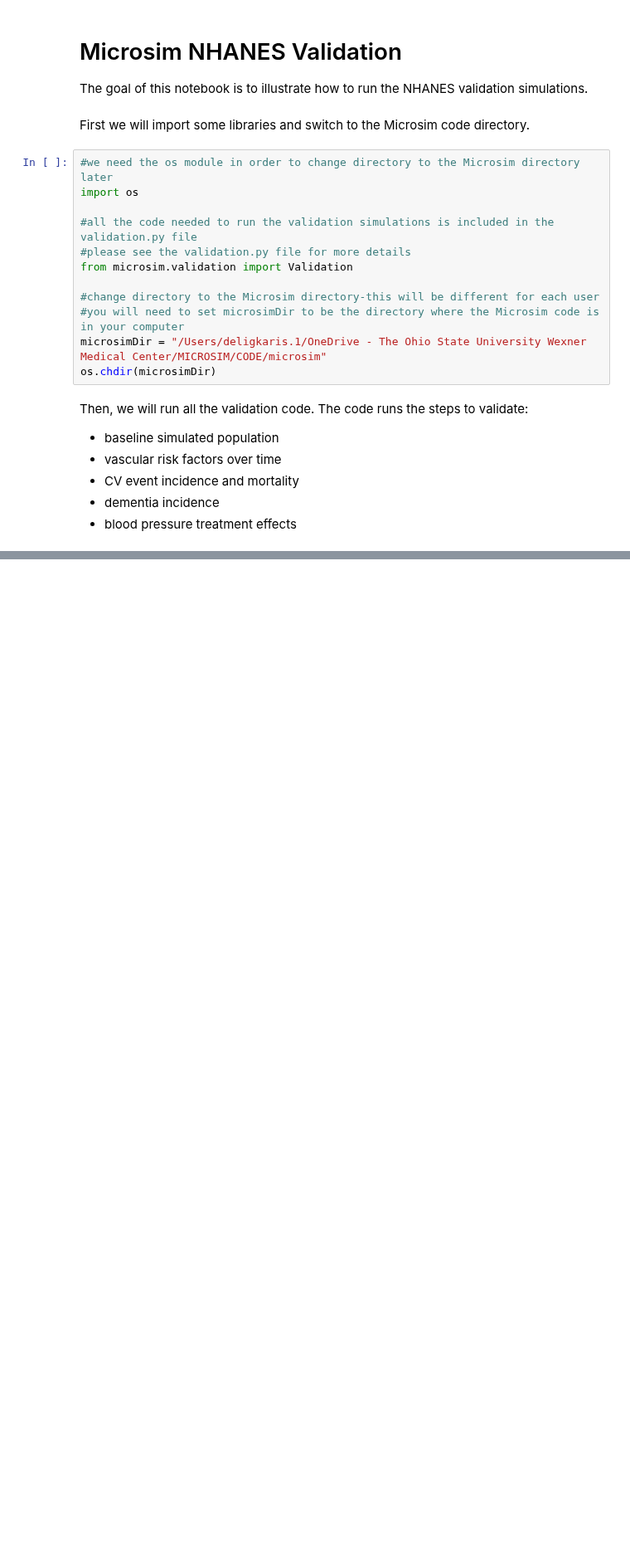
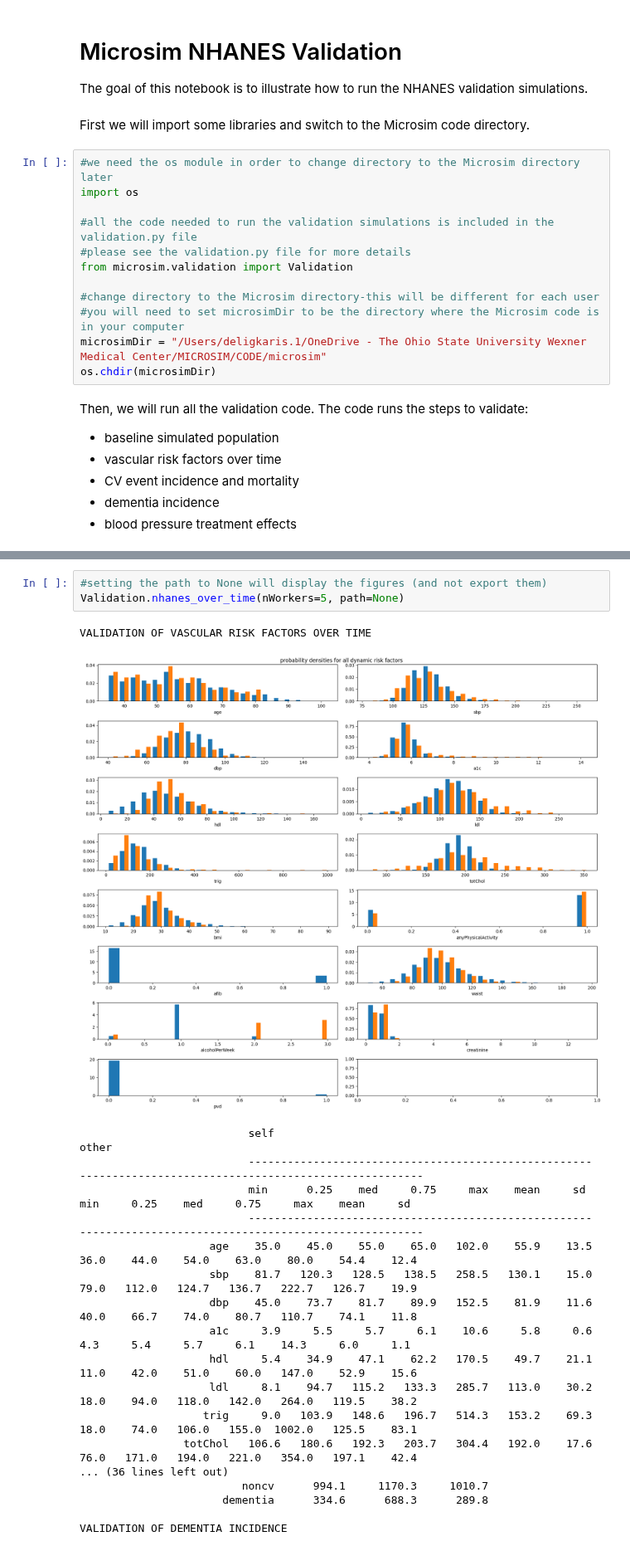
Before and after one commit to deligkaris/microsimNotebooks, a Jupyter notebook: nhanesValidation.ipynb, the cells around one changed output, grey strips where cells are left out. Shown at 83% size. Saved outputs shown, nothing was run; the diff lists cells and outputs as text; blank space fills up the shorter version.

```diff
--- a/nhanesValidation.ipynb
+++ b/nhanesValidation.ipynb
@@ -90,0 +58,23 @@ Trial is completed.
+# %%
+#setting the path to None will display the figures (and not export them)
+Validation.nhanes_over_time(nWorkers=5, path=None)
+# %% [output]
+VALIDATION OF VASCULAR RISK FACTORS OVER TIME
+[figure, added]
+                          self                                                    other
+                          -----------------------------------------------------   -----------------------------------------------------
+                          min      0.25    med     0.75     max    mean     sd     min     0.25    med     0.75     max    mean     sd
+                          -----------------------------------------------------   -----------------------------------------------------
+                    age    35.0    45.0    55.0    65.0   102.0    55.9    13.5    36.0    44.0    54.0    63.0    80.0    54.4    12.4
+                    sbp    81.7   120.3   128.5   138.5   258.5   130.1    15.0    79.0   112.0   124.7   136.7   222.7   126.7    19.9
+                    dbp    45.0    73.7    81.7    89.9   152.5    81.9    11.6    40.0    66.7    74.0    80.7   110.7    74.1    11.8
+                    a1c     3.9     5.5     5.7     6.1    10.6     5.8     0.6     4.3     5.4     5.7     6.1    14.3     6.0     1.1
+                    hdl     5.4    34.9    47.1    62.2   170.5    49.7    21.1    11.0    42.0    51.0    60.0   147.0    52.9    15.6
+                    ldl     8.1    94.7   115.2   133.3   285.7   113.0    30.2    18.0    94.0   118.0   142.0   264.0   119.5    38.2
+                   trig     9.0   103.9   148.6   196.7   514.3   153.2    69.3    18.0    74.0   106.0   155.0  1002.0   125.5    83.1
+                totChol   106.6   180.6   192.3   203.7   304.4   192.0    17.6    76.0   171.0   194.0   221.0   354.0   197.1    42.4
+... (36 lines left out)
+                         noncv      994.1     1170.3     1010.7
+                      dementia      334.6      688.3      289.8
+
+VALIDATION OF DEMENTIA INCIDENCE
```
Also changed, not shown: parts of 4 cells of this notebook, 1 other file.
